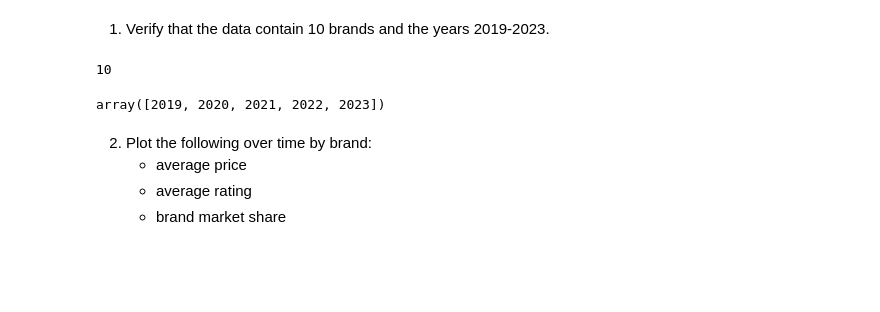
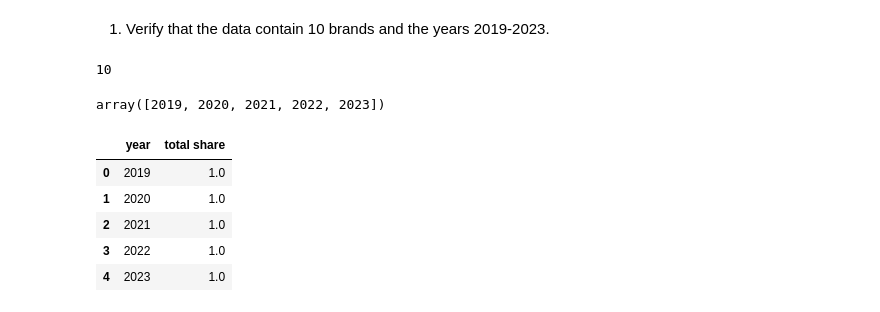
Before and after one commit to nathan4luu/DS-3001-Project-2, a Jupyter notebook: deliverables/data-analyst.ipynb, the cells around one changed output. Drawn from its saved outputs; the diff is of its cells as text; code cells hidden in the pictures; blank space fills up the shorter version.

```diff
--- a/deliverables/data-analyst.ipynb
+++ b/deliverables/data-analyst.ipynb
@@ -25,8 +29,12 @@ airfryer['brand'].nunique()
 airfryer['year'].unique()
 # %% [output]
 array([2019, 2020, 2021, 2022, 2023])
-# %% [markdown]
-2. Plot the following over time by brand:
-   - average price
-   - average rating
-   - brand market share
+# %%
+airfryer.groupby("year")["brand_share"].sum().reset_index(name="total share")
+# %% [output]
+|  | year | total share |
+| 0 | 2019 | 1.0 |
+| 1 | 2020 | 1.0 |
+| 2 | 2021 | 1.0 |
+| 3 | 2022 | 1.0 |
+| 4 | 2023 | 1.0 |
```
Also changed, not shown: parts of 7 cells of this notebook.
